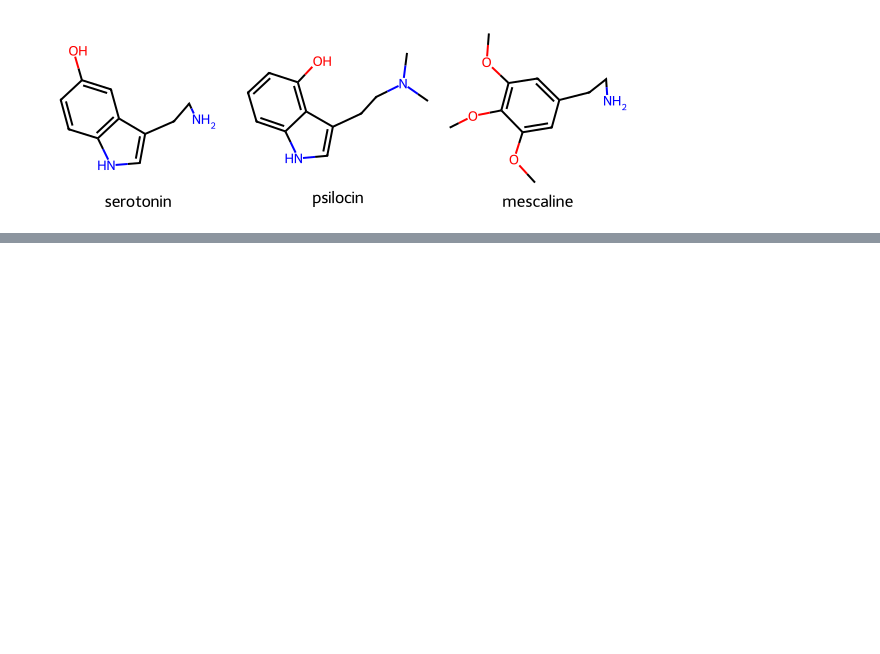
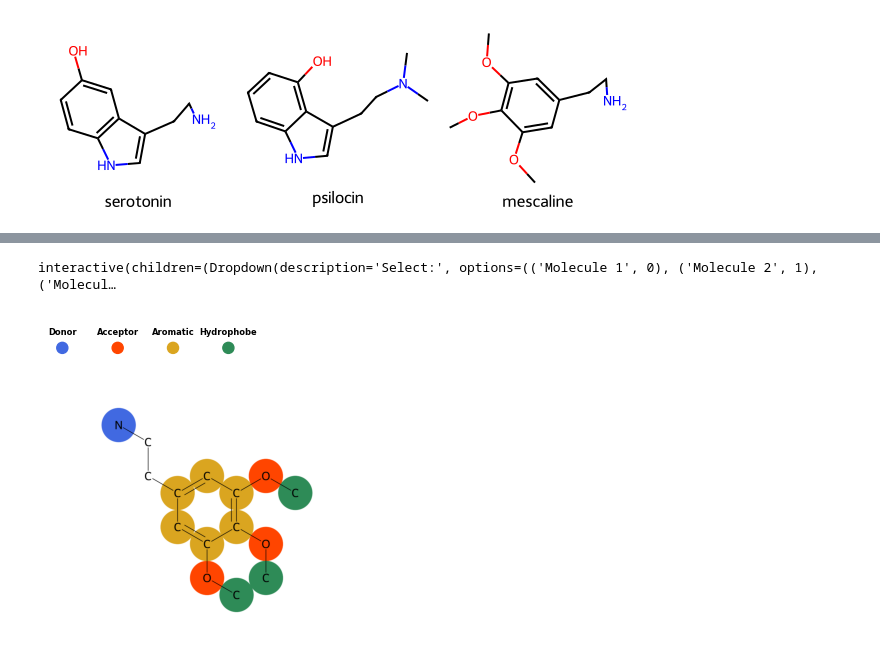
Before and after one commit to cair/ICML26_Supplemental, a Jupyter notebook: Paul/rough-work.ipynb, the cells around one changed output, grey strips where cells are left out. Cells and saved outputs as stored; diff of their text form; code cells hidden in the pictures; blank space fills up the shorter version.

Commit message:
Graph functions and dependencies laid out

```diff
--- a/Paul/rough-work.ipynb
+++ b/Paul/rough-work.ipynb
@@ -56,0 +85,13 @@ df
+# %%
+v=View()
+pharma = []
+for mol in mols_noH:
+    pharma.append(pharm.calc_pharm(mol))
+v.view(mols_noH, pharma, labels=True)
+# %% [output]
+interactive(children=(Dropdown(description='Select:', options=(('Molecule 1', 0), ('Molecule 2', 1), ('Molecul…
+# %%
+draw = Draw()
+draw.draw_pharm(mols_noH[2])
+# %% [output]
+[figure, added]
```
Also changed, not shown: parts of 3 cells of this notebook, 2 other files.
